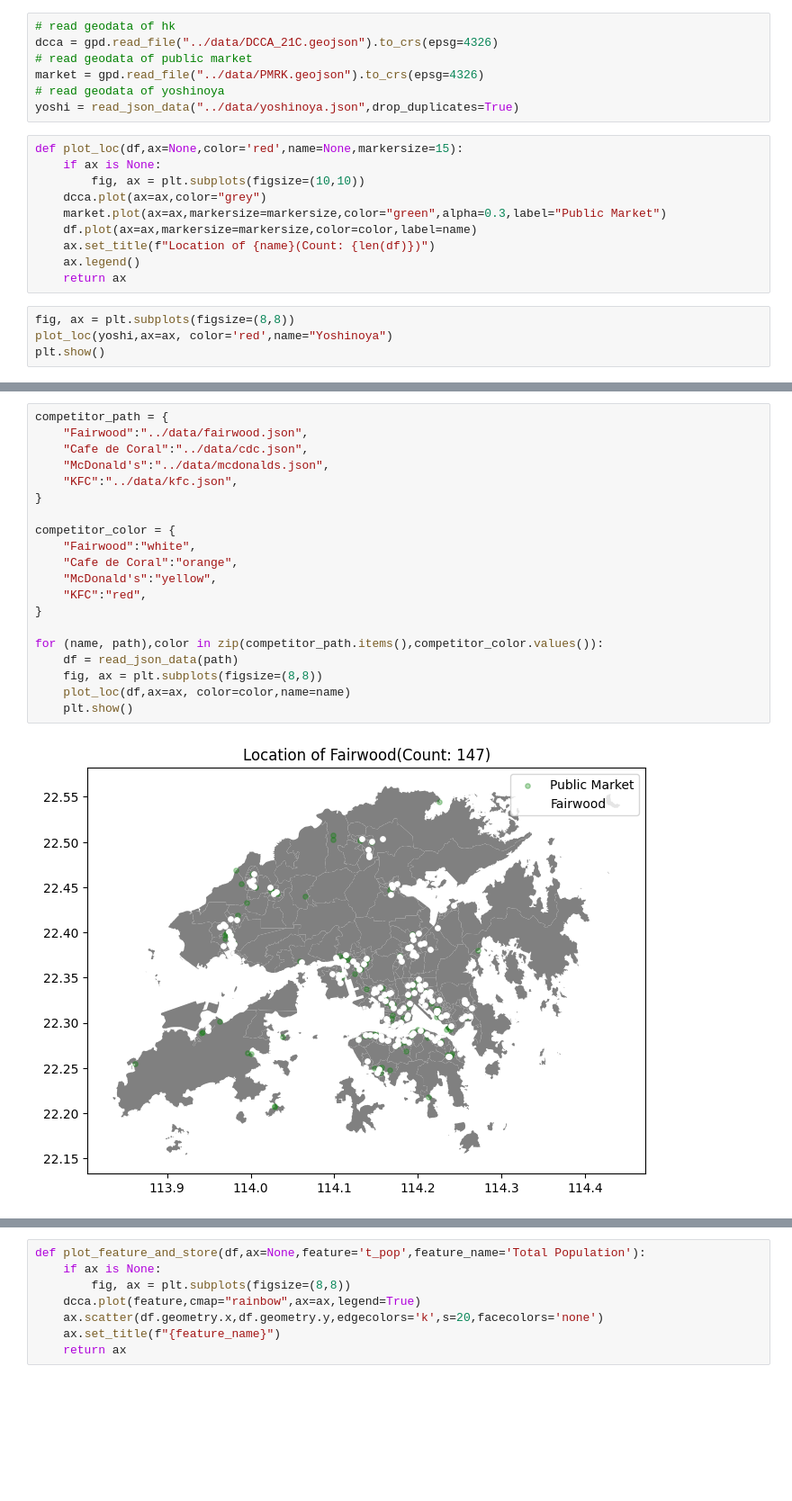
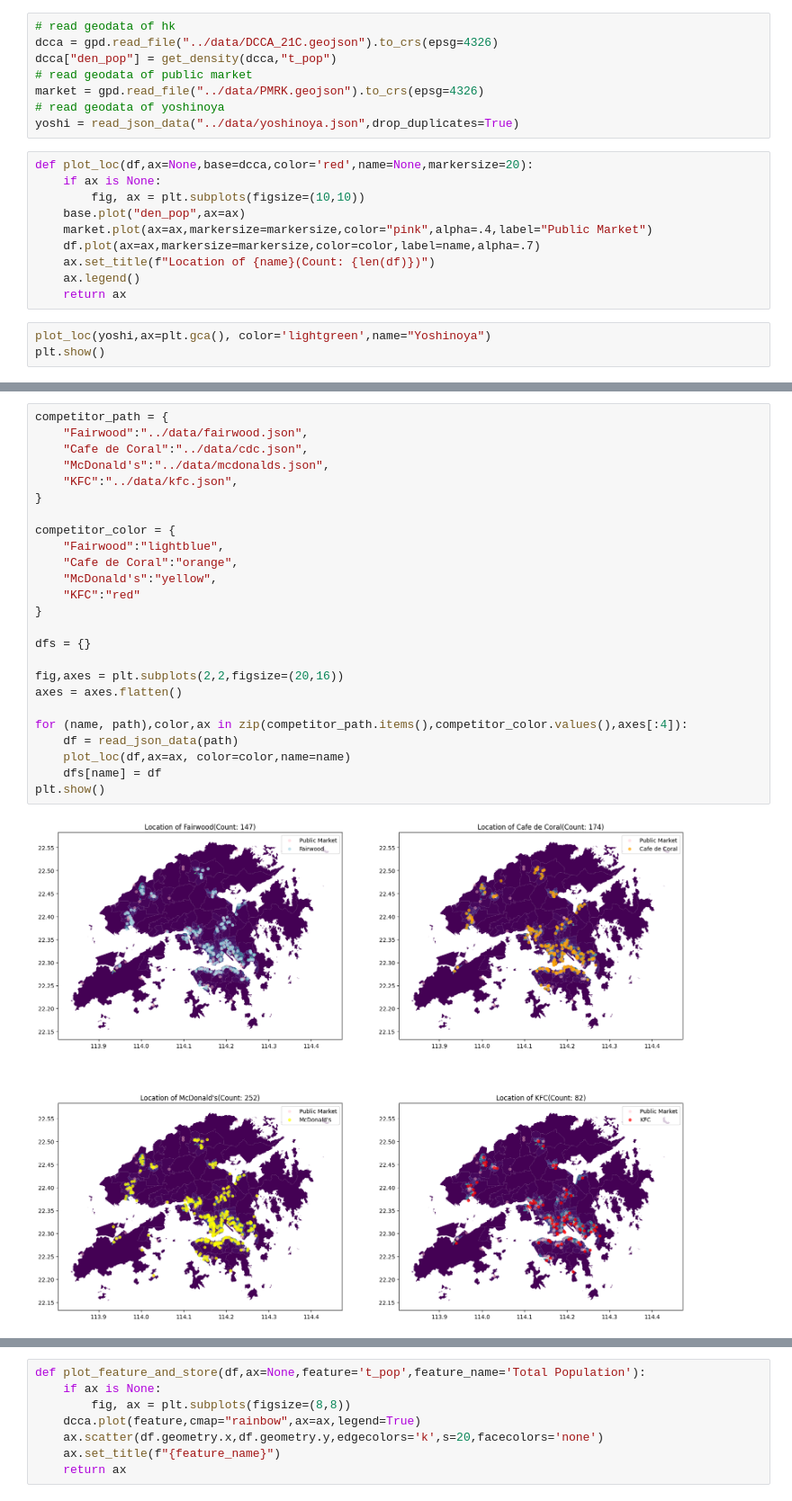
Before and after one commit to Annoying-MSDM5005/Classwork, a Jupyter notebook: proj_loc/geo_stats.ipynb, the cells around one changed output, grey strips where cells are left out. Shown at 90% size. Cells and saved outputs as stored; diff of their text form; blank space fills up the shorter version.

```diff
--- a/proj_loc/geo_stats.ipynb
+++ b/proj_loc/geo_stats.ipynb
@@ -8,22 +8,22 @@ import geopandas as gpd
 # %%
 # read geodata of hk
 dcca = gpd.read_file("../data/DCCA_21C.geojson").to_crs(epsg=4326)
+dcca["den_pop"] = get_density(dcca,"t_pop")
 # read geodata of public market
 market = gpd.read_file("../data/PMRK.geojson").to_crs(epsg=4326)
 # read geodata of yoshinoya
 yoshi = read_json_data("../data/yoshinoya.json",drop_duplicates=True)
 # %%
-def plot_loc(df,ax=None,color='red',name=None,markersize=15):
+def plot_loc(df,ax=None,base=dcca,color='red',name=None,markersize=20):
     if ax is None:
         fig, ax = plt.subplots(figsize=(10,10))
-    dcca.plot(ax=ax,color="grey")
-    market.plot(ax=ax,markersize=markersize,color="green",alpha=0.3,label="Public Market")
-    df.plot(ax=ax,markersize=markersize,color=color,label=name)
+    base.plot("den_pop",ax=ax)
+    market.plot(ax=ax,markersize=markersize,color="pink",alpha=.4,label="Public Market")
+    df.plot(ax=ax,markersize=markersize,color=color,label=name,alpha=.7)
     ax.set_title(f"Location of {name}(Count: {len(df)})")
     ax.legend()
     return ax
 # %%
-fig, ax = plt.subplots(figsize=(8,8))
-plot_loc(yoshi,ax=ax, color='red',name="Yoshinoya")
+plot_loc(yoshi,ax=plt.gca(), color='lightgreen',name="Yoshinoya")
 plt.show()
 # %% [output]
@@ -31,22 +31,27 @@ plt.show()
 # %%
 competitor_path = {
     "Fairwood":"../data/fairwood.json",
     "Cafe de Coral":"../data/cdc.json",
     "McDonald's":"../data/mcdonalds.json",
     "KFC":"../data/kfc.json",
 }
 
 competitor_color = {
-    "Fairwood":"white",
+    "Fairwood":"lightblue",
     "Cafe de Coral":"orange",
     "McDonald's":"yellow",
-    "KFC":"red",
+    "KFC":"red"
 }
 
-for (name, path),color in zip(competitor_path.items(),competitor_color.values()):
+dfs = {}
+
+fig,axes = plt.subplots(2,2,figsize=(20,16))
+axes = axes.flatten()
+
+for (name, path),color,ax in zip(competitor_path.items(),competitor_color.values(),axes[:4]):
     df = read_json_data(path)
-    fig, ax = plt.subplots(figsize=(8,8))
     plot_loc(df,ax=ax, color=color,name=name)
-    plt.show()
+    dfs[name] = df
+plt.show()
 # %% [output]
-[figure, old version]
+[figure, new version]
```
Also changed, not shown: parts of 9 cells of this notebook, 2 other files.
